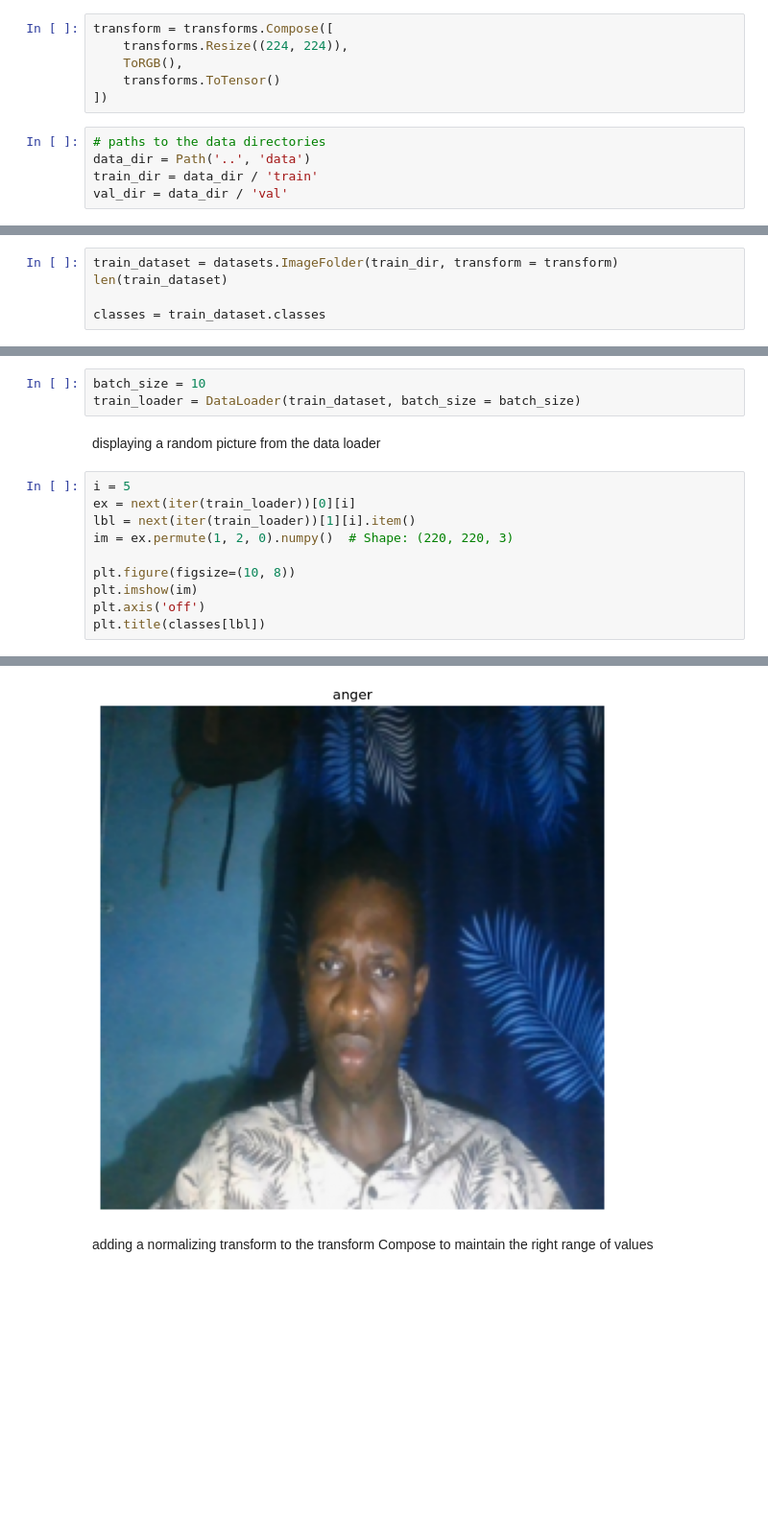
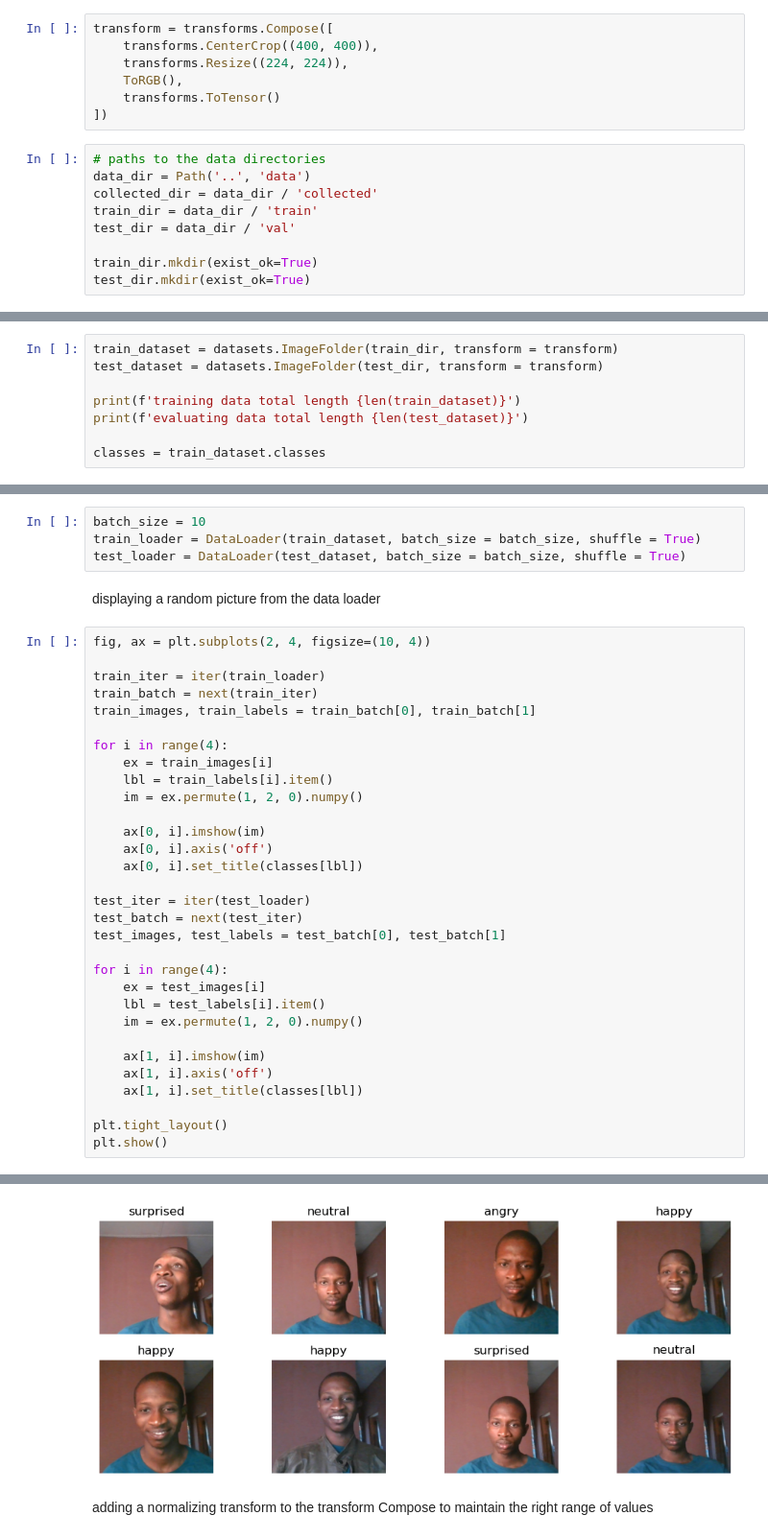
Before and after one commit to Tolulopeelijah/Facial-Expression-Detection, a Jupyter notebook: model_training/train.ipynb, the cells around one changed output, grey strips where cells are left out. Shown at 96% size. Drawn from its saved outputs; the diff is of its cells as text; blank space fills up the shorter version.

Commit message:
changed the architecture, evaluating function

```diff
--- a/model_training/train.ipynb
+++ b/model_training/train.ipynb
@@ -24,5 +41,6 @@ a basic Compose of transforms to apply on images
 # %%
 transform = transforms.Compose([
+    transforms.CenterCrop((400, 400)),
     transforms.Resize((224, 224)),
     ToRGB(),
     transforms.ToTensor()
@@ -30,5 +48,9 @@ transform = transforms.Compose([
 # %%
 # paths to the data directories
 data_dir = Path('..', 'data')
+collected_dir = data_dir / 'collected'
 train_dir = data_dir / 'train'
-val_dir = data_dir / 'val'
+test_dir = data_dir / 'val'
+
+train_dir.mkdir(exist_ok=True)
+test_dir.mkdir(exist_ok=True)
@@ -36,6 +79,9 @@ val_dir = data_dir / 'val'
 reading in the data using ImageFolder method from pytorch datasets and creating a Dataloader object
 # %%
 train_dataset = datasets.ImageFolder(train_dir, transform = transform)
-len(train_dataset)
+test_dataset = datasets.ImageFolder(test_dir, transform = transform)
+
+print(f'training data total length {len(train_dataset)}')
+print(f'evaluating data total length {len(test_dataset)}')
 
 classes = train_dataset.classes
@@ -42,16 +91,38 @@ classes = train_dataset.classes
 # %%
 batch_size = 10
-train_loader = DataLoader(train_dataset, batch_size = batch_size)
+train_loader = DataLoader(train_dataset, batch_size = batch_size, shuffle = True)
+test_loader = DataLoader(test_dataset, batch_size = batch_size, shuffle = True)
 # %% [markdown]
 displaying a random picture from the data loader
 # %%
-i = 5
-ex = next(iter(train_loader))[0][i]
-lbl = next(iter(train_loader))[1][i].item()
-im = ex.permute(1, 2, 0).numpy()  # Shape: (220, 220, 3)
+fig, ax = plt.subplots(2, 4, figsize=(10, 4))
 
-plt.figure(figsize=(10, 8))
-plt.imshow(im)
-plt.axis('off')
-plt.title(classes[lbl])
+train_iter = iter(train_loader)
+train_batch = next(train_iter)
+train_images, train_labels = train_batch[0], train_batch[1]
+
+for i in range(4):
+    ex = train_images[i]
+    lbl = train_labels[i].item()
+    im = ex.permute(1, 2, 0).numpy()
+
+    ax[0, i].imshow(im)
+    ax[0, i].axis('off')
+    ax[0, i].set_title(classes[lbl])
+
+test_iter = iter(test_loader)
+test_batch = next(test_iter)
+test_images, test_labels = test_batch[0], test_batch[1]
+
+for i in range(4):
+    ex = test_images[i]
+    lbl = test_labels[i].item()
+    im = ex.permute(1, 2, 0).numpy()
+
+    ax[1, i].imshow(im)
+    ax[1, i].axis('off')
+    ax[1, i].set_title(classes[lbl])
+
+plt.tight_layout()
+plt.show()
 # %% [output]
@@ -59,4 +129,4 @@ Text(0.5, 1.0, 'anger')
-[figure, old version]
+[figure, new version]
 # %% [markdown]
 adding a normalizing transform to the transform Compose to maintain the right range of values
 # %%
```
Also changed, not shown: parts of 24 cells of this notebook.
